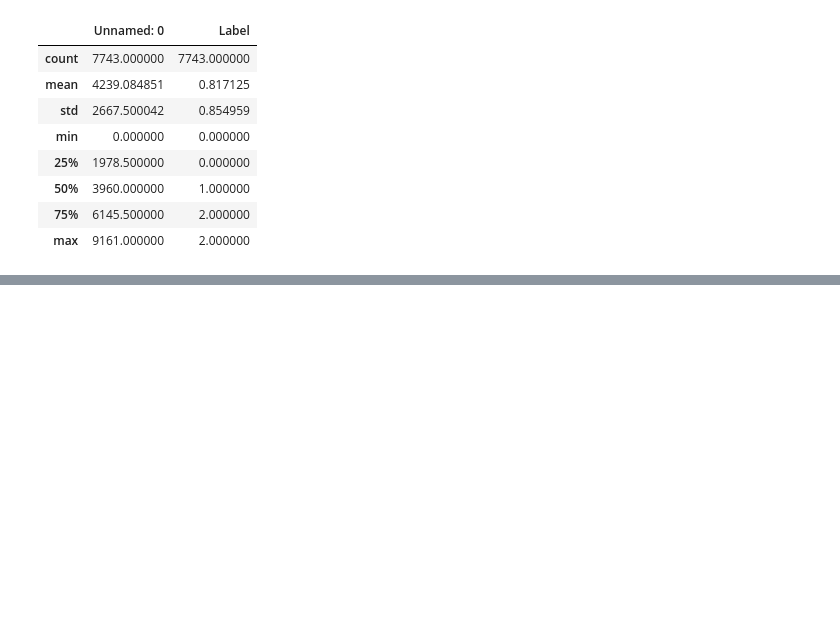
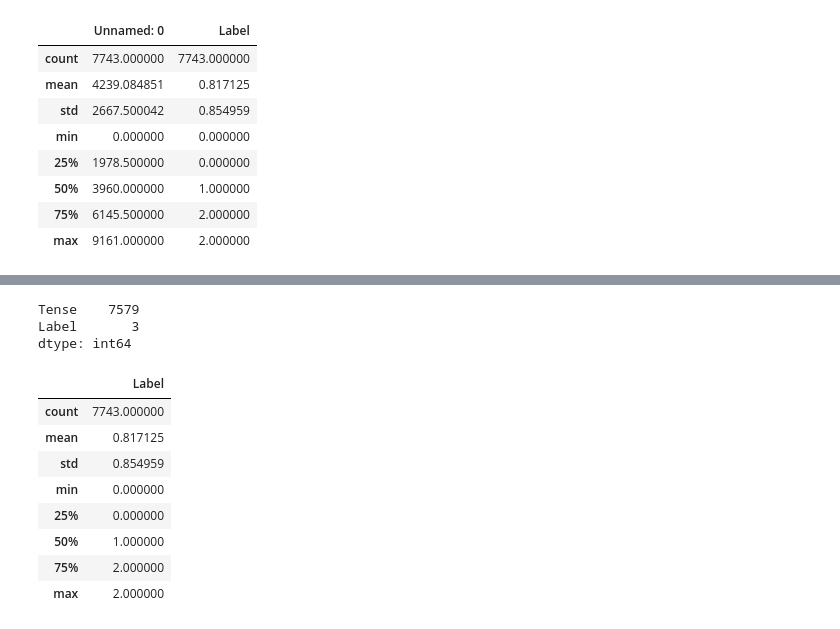
Before and after one commit to coder7475/sentiment_analysis_bangla, a Jupyter notebook: EDA.ipynb, the cells around one changed output, grey strips where cells are left out. Cells and saved outputs as stored; diff of their text form; code cells hidden in the pictures; blank space fills up the shorter version.

```diff
--- a/EDA.ipynb
+++ b/EDA.ipynb
@@ -285,0 +313,18 @@ df.to_csv('data-source/cleaned_dataset.csv', index=False)
+# %%
+df.nunique()
+# %% [output]
+Tense    7579
+Label       3
+dtype: int64
+# %%
+df.describe()
+# %% [output]
+|  | Label |
+| count | 7743.000000 |
+| mean | 0.817125 |
+| std | 0.854959 |
+| min | 0.000000 |
+| 25% | 0.000000 |
+| 50% | 1.000000 |
+| 75% | 2.000000 |
+| max | 2.000000 |
```
Also changed, not shown: parts of 8 cells of this notebook, 3 other files.
